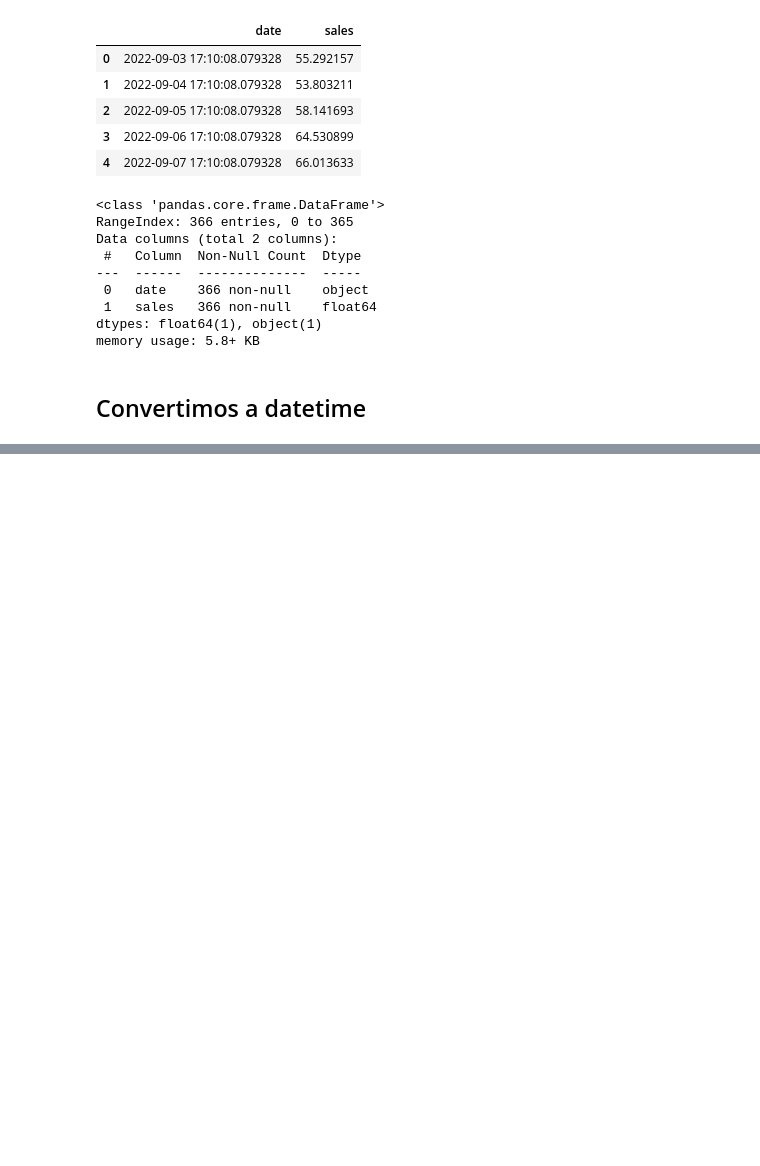
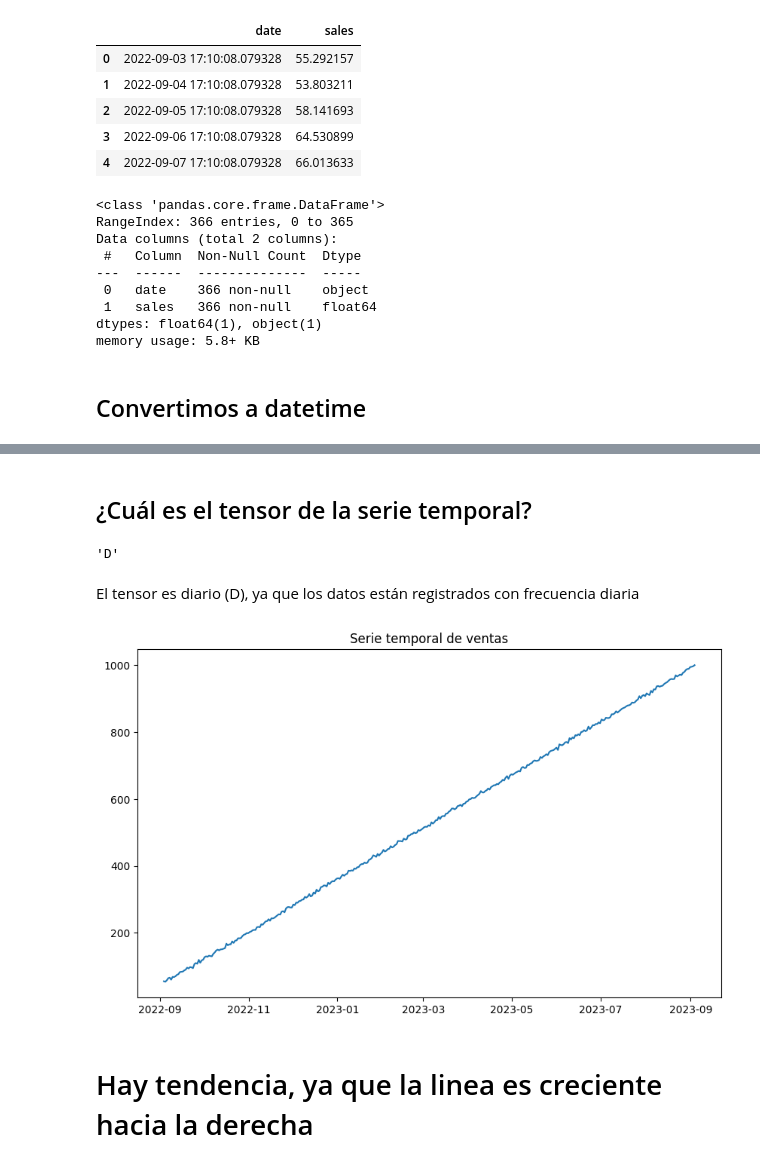
Before and after one commit to 4GeeksAcademy/Eder_Zelaya-Machine-Learnig, a Jupyter notebook: src/10-time-series-forecasting-sales.ipynb, the cells around one changed output, grey strips where cells are left out. Saved outputs shown, nothing was run; the diff lists cells and outputs as text; code cells hidden in the pictures; blank space fills up the shorter version.

```diff
--- a/src/10-time-series-forecasting-sales.ipynb
+++ b/src/10-time-series-forecasting-sales.ipynb
@@ -30,0 +52,3 @@ df.set_index('date', inplace=True)
+# %%
+ts = df['sales']
+ts.index
@@ -30,0 +68,18 @@ df.set_index('date', inplace=True)
+# %% [markdown]
+## ¿Cuál es el tensor de la serie temporal?
+# %%
+pd.infer_freq(ts.index)
+# %% [output]
+'D'
+# %% [markdown]
+El tensor es diario (D), ya que los datos están registrados con frecuencia diaria
+# %%
+plt.figure(figsize=(10,6))
+plt.plot(ts)
+plt.title('Serie temporal de ventas')
+
+plt.show()
+# %% [output]
+[figure, added]
+# %% [markdown]
+# Hay tendencia, ya que la linea es creciente hacia la derecha
```
Also changed, not shown: parts of 30 cells of this notebook, 1 other file.
